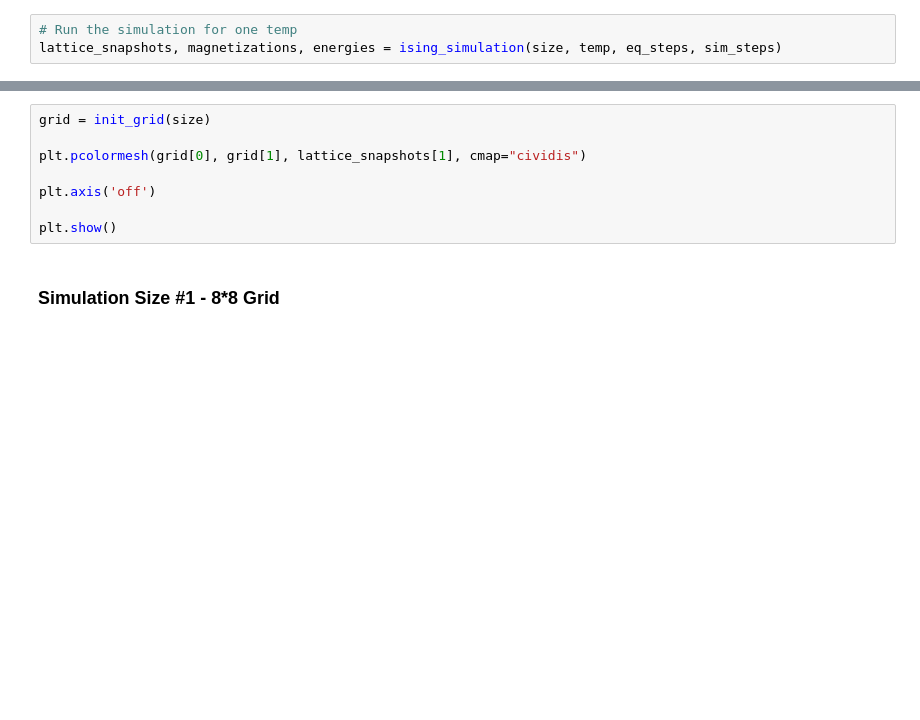
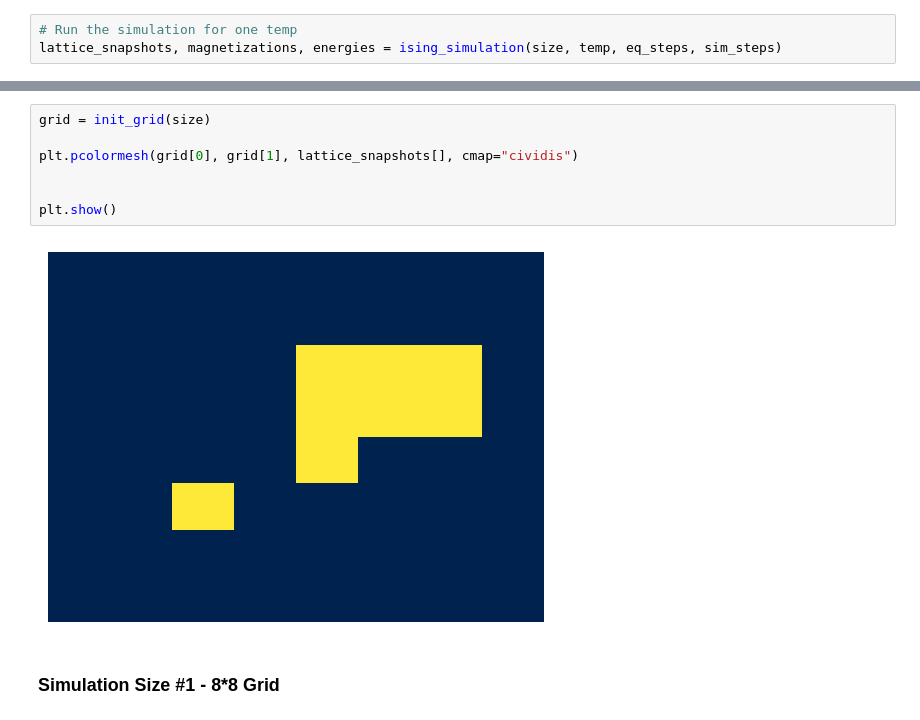
Before and after one commit to richardon880/ising_model, a Jupyter notebook: ising_model_simulation.ipynb, the cells around one changed output, grey strips where cells are left out. Drawn from its saved outputs; the diff is of its cells as text; blank space fills up the shorter version.

```diff
--- a/ising_model_simulation.ipynb
+++ b/ising_model_simulation.ipynb
@@ -163,11 +202,12 @@ plt.show()
 # %%
 grid = init_grid(size)
 
-plt.pcolormesh(grid[0], grid[1], lattice_snapshots[1], cmap="cividis")
+plt.pcolormesh(grid[0], grid[1], lattice_snapshots[], cmap="cividis")
 
-plt.axis('off')
 
 plt.show()
+# %% [output]
+[figure, added]
 # %% [markdown]
 ### Simulation Size #1 - 8*8 Grid
 # %%
```
Also changed, not shown: parts of 5 cells of this notebook.
